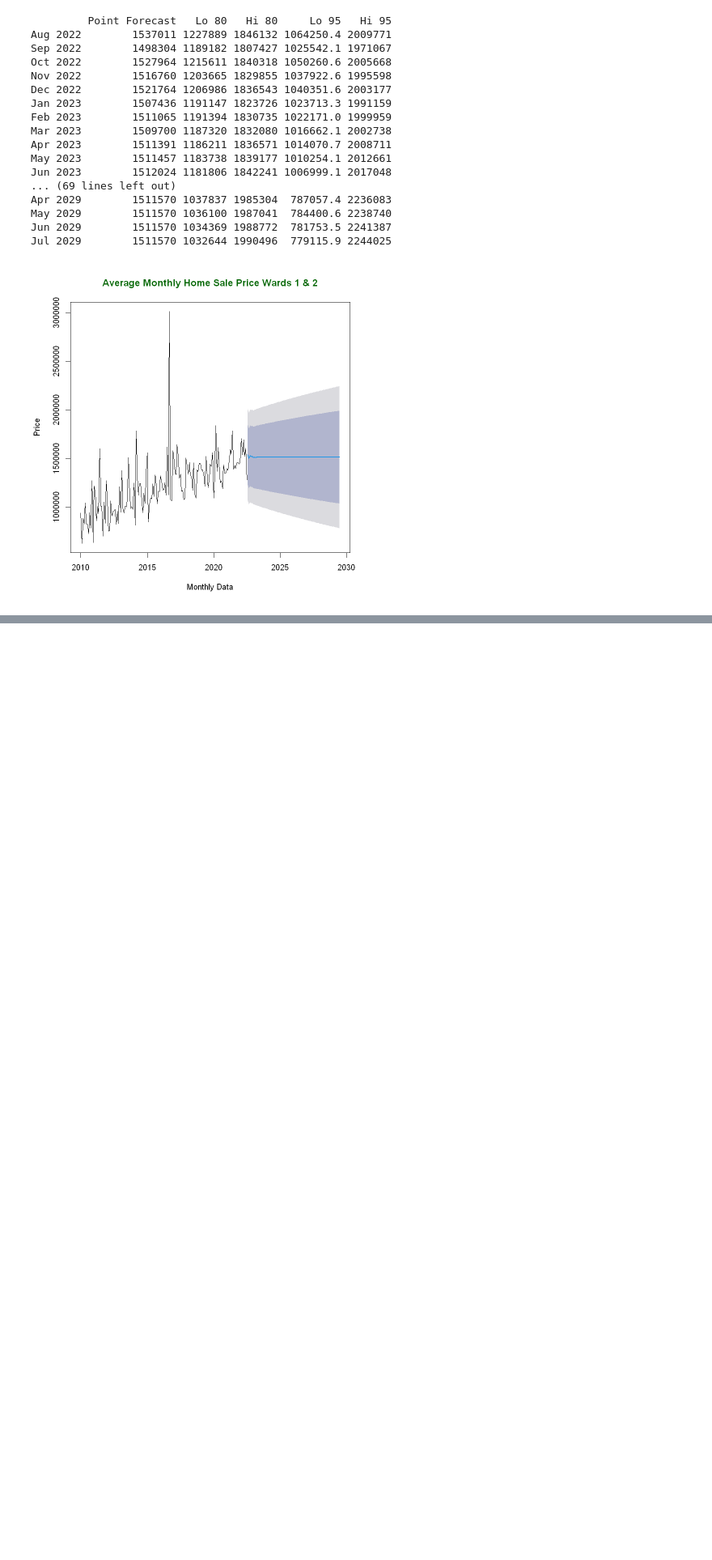
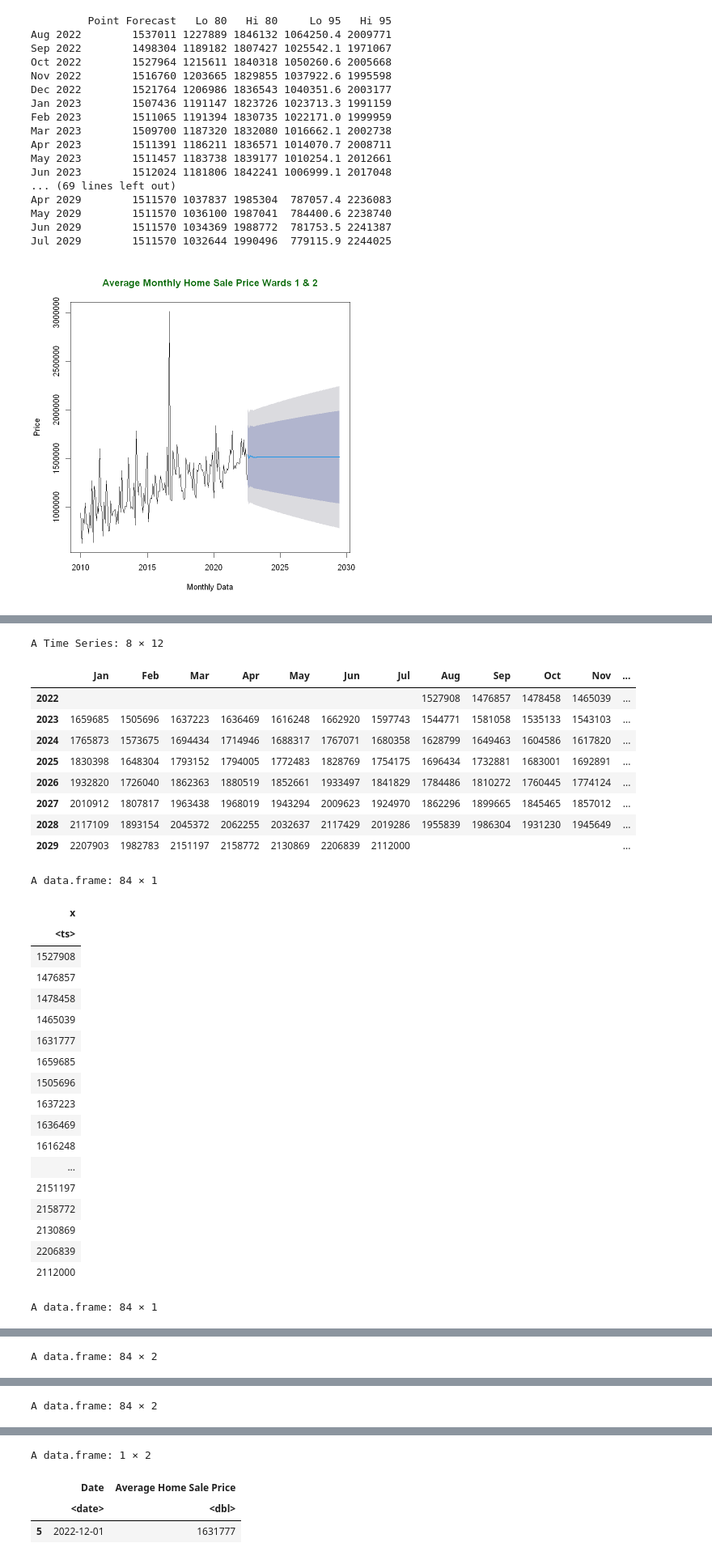
Before and after one commit to batesjay87/Jay-H-DAAN-888, a Jupyter notebook: Future Price Time Series W 1 2.ipynb, the cells around one changed output, grey strips where cells are left out. Shown at 81% size. Cells and saved outputs as stored; diff of their text form; code cells hidden in the pictures; blank space fills up the shorter version.

```diff
--- a/Future Price Time Series W 1 2.ipynb
+++ b/Future Price Time Series W 1 2.ipynb
@@ -639,0 +820,67 @@ Jul 2029        1511570 1032644 1990496  779115.9 2244025
+# %%
+#####################################################################
+# Manipulate the Predicted Output into a Dataframe
+pred_H_TS$pred2
+
+# Converting to data frame
+H_TS_DF <- as.data.frame(pred_H_TS$pred2)
+
+H_TS_DF
+
+# Changing the sales column name
+colnames(H_TS_DF)[1] <- "Average Home Sale Price"
+
+H_TS_DF
+
+# Creating the 84 dates
+Date <- seq(as.Date("2022/8/1"), by = "month", length.out = 84)
+Date
+
+# Adding the dates to the dataframe
+H_TS_DF$Date <- Date
+
+H_TS_DF
+
+# Deleting the first column
+# H_TS_DF_F <- H_TS_DF[-c(1)]
+# H_TS_DF_F
+
+# Re-order the columns
+H_TS_DF_F <- H_TS_DF[, c(2, 1)]
+H_TS_DF_F
+
+# Generate output value based on date
+OutP <- H_TS_DF_F[H_TS_DF_F$Date == '2022-12-01', ]
+OutP
+#####################################################################
+# %% [output]
+A Time Series: 8 × 12
+|  | Jan | Feb | Mar | Apr | May | Jun | Jul | Aug | Sep | Oct | Nov | ... |
+| 2022 |  |  |  |  |  |  |  | 1527908 | 1476857 | 1478458 | 1465039 | ... |
+| 2023 | 1659685 | 1505696 | 1637223 | 1636469 | 1616248 | 1662920 | 1597743 | 1544771 | 1581058 | 1535133 | 1543103 | ... |
+| 2024 | 1765873 | 1573675 | 1694434 | 1714946 | 1688317 | 1767071 | 1680358 | 1628799 | 1649463 | 1604586 | 1617820 | ... |
+| 2025 | 1830398 | 1648304 | 1793152 | 1794005 | 1772483 | 1828769 | 1754175 | 1696434 | 1732881 | 1683001 | 1692891 | ... |
+| 2026 | 1932820 | 1726040 | 1862363 | 1880519 | 1852661 | 1933497 | 1841829 | 1784486 | 1810272 | 1760445 | 1774124 | ... |
+| 2027 | 2010912 | 1807817 | 1963438 | 1968019 | 1943294 | 2009623 | 1924970 | 1862296 | 1899665 | 1845465 | 1857012 | ... |
+| 2028 | 2117109 | 1893154 | 2045372 | 2062255 | 2032637 | 2117429 | 2019286 | 1955839 | 1986304 | 1931230 | 1945649 | ... |
+| 2029 | 2207903 | 1982783 | 2151197 | 2158772 | 2130869 | 2206839 | 2112000 |  |  |  |  | ... |
+A data.frame: 84 × 1
+| x |
+| <ts> |
+| 1527908 |
+| 1476857 |
+| 1478458 |
+| 1465039 |
+| 1631777 |
+| 1659685 |
+| 1505696 |
+| 1637223 |
+| 1636469 |
+| 1616248 |
+| ... |
+| 2151197 |
+| 2158772 |
+| 2130869 |
+| 2206839 |
+| 2112000 |
+A data.frame: 84 × 1
@@ -639,0 +922 @@ Jul 2029        1511570 1032644 1990496  779115.9 2244025
+A data.frame: 84 × 2
@@ -639,0 +941 @@ Jul 2029        1511570 1032644 1990496  779115.9 2244025
+A data.frame: 84 × 2
@@ -639,0 +960,4 @@ Jul 2029        1511570 1032644 1990496  779115.9 2244025
+A data.frame: 1 × 2
+|  | Date | Average Home Sale Price |
+|  | <date> | <dbl> |
+| 5 | 2022-12-01 | 1631777 |
```
Also changed, not shown: parts of 7 cells of this notebook.
